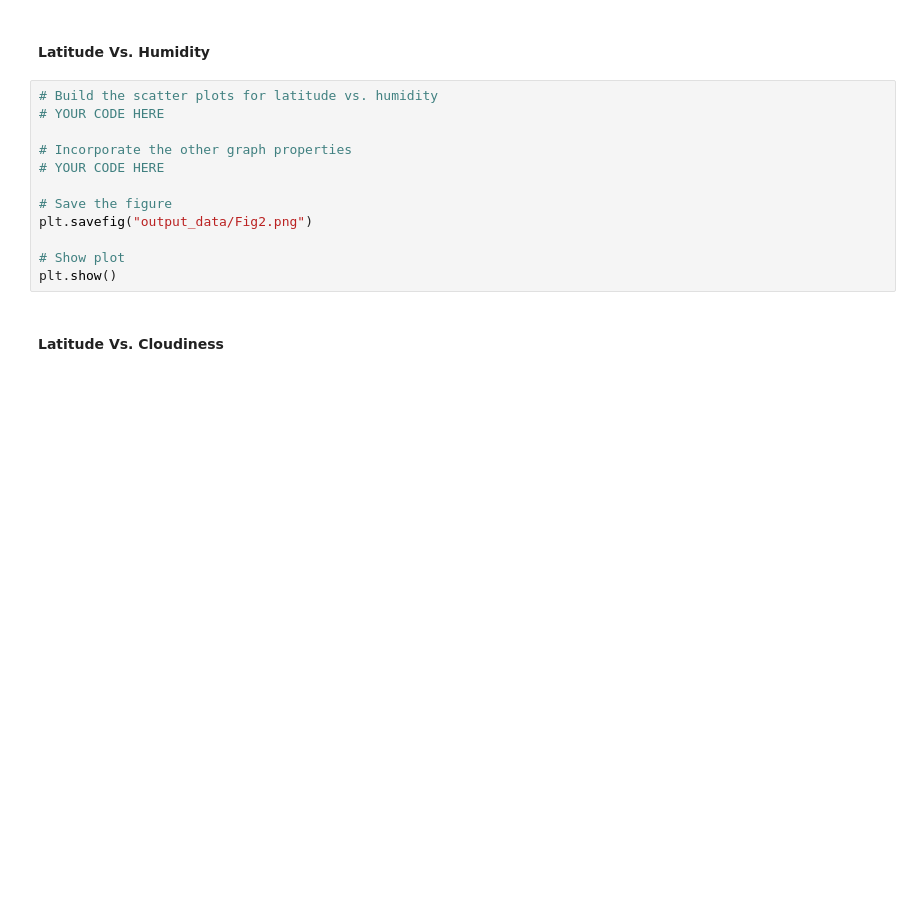
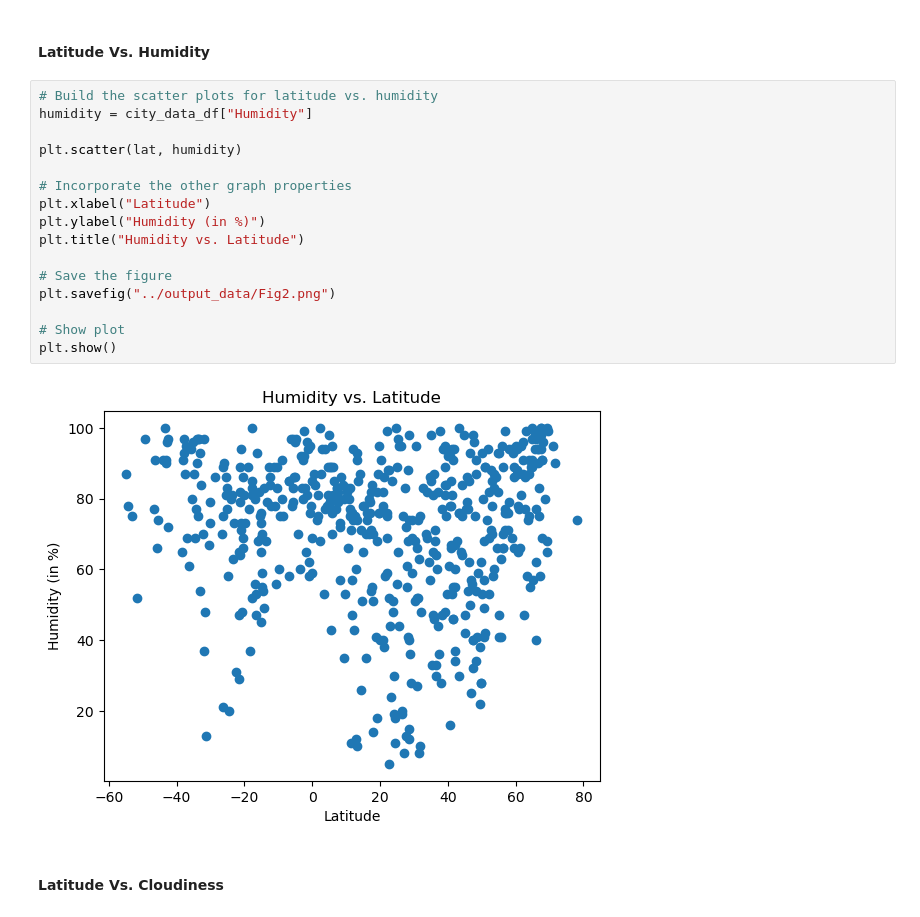
Before and after one commit to rooprg/python_api_challenge_weatherpy_vacationpy, a Jupyter notebook: WeatherPy/WeatherPy.ipynb, the cells around one changed output. Drawn from its saved outputs; the diff is of its cells as text; blank space fills up the shorter version.

```diff
--- a/WeatherPy/WeatherPy.ipynb
+++ b/WeatherPy/WeatherPy.ipynb
@@ -199,16 +210,22 @@ plt.show()
 #### Latitude Vs. Humidity
 # %%
 # Build the scatter plots for latitude vs. humidity
-# YOUR CODE HERE
+humidity = city_data_df["Humidity"]
+
+plt.scatter(lat, humidity)
 
 # Incorporate the other graph properties
-# YOUR CODE HERE
+plt.xlabel("Latitude")
+plt.ylabel("Humidity (in %)")
+plt.title("Humidity vs. Latitude")
 
 # Save the figure
-plt.savefig("output_data/Fig2.png")
+plt.savefig("../output_data/Fig2.png")
 
 # Show plot
 plt.show()
+# %% [output]
+[figure, added]
 # %% [markdown]
 #### Latitude Vs. Cloudiness
 # %%
```
Also changed, not shown: parts of 9 cells of this notebook, 5 other files.
